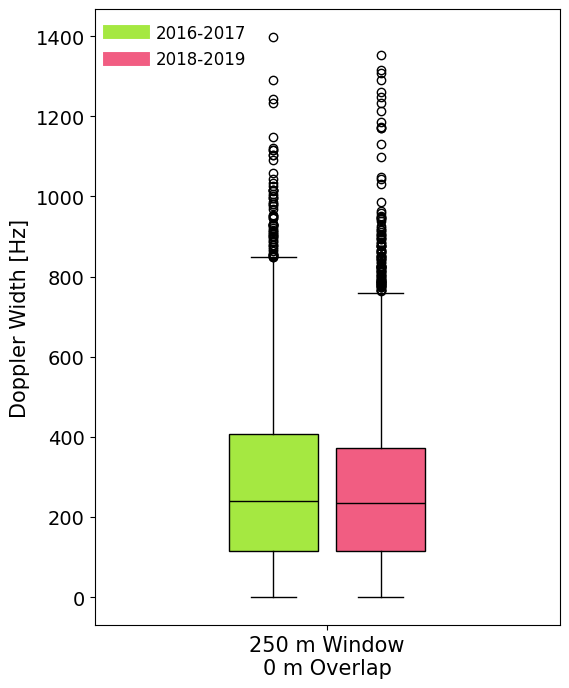
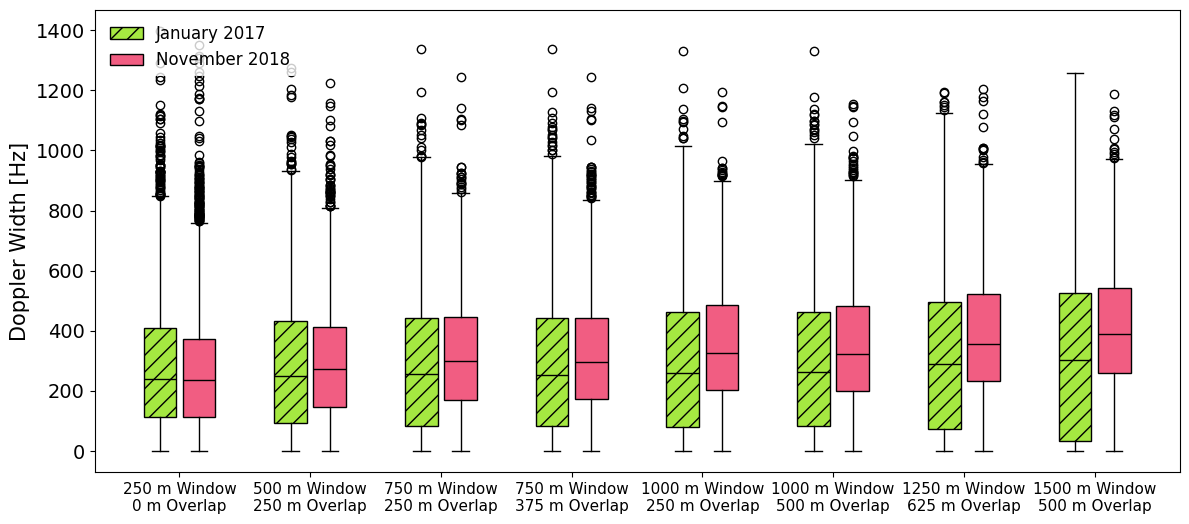
The change to this notebook cell's code, shown as a diff; its figure went from the first image to the second:
--- before
+++ after
@@ -1,5 +1,5 @@
 # Make Boxplot
 
-fig, ax = plt.subplots(figsize=(6, 8))
+fig, ax = plt.subplots(figsize=(14, 6))
 
 _1617color = "#a5e841"
@@ -16,6 +16,8 @@
     widths=0.25,
     patch_artist=True,
-    boxprops=dict(facecolor=_1617color, color='black'),
-    medianprops=dict(color='black')
+    boxprops=dict(facecolor=_1617color, color='black',hatch='//'),
+    medianprops=dict(color='black'),
+    # Hatch
+
 )
 
@@ -31,6 +33,16 @@
 # legend
 legend_elements = [
-    Line2D([0], [0], color=_1617color, lw=10, label='2016-2017'),
-    Line2D([0], [0], color=_1819color, lw=10, label='2018-2019'),
+       mpl.patches.Patch(
+        facecolor=_1617color,
+        edgecolor='black',
+        hatch='//',
+        label='January 2017'
+    ),
+    mpl.patches.Patch(
+        facecolor=_1819color,
+        edgecolor='black',
+        label='November 2018'
+    ),
+    
 ]
 ax.legend(handles=legend_elements, loc='upper left', fontsize=12)
@@ -40,5 +52,5 @@
 # X axis labels as window and overlap
 ax.set_xticks(np.arange(1, len(width_arrs_1819) + 1))
-ax.set_xticklabels([f'{win} m Window\n{overlap} m Overlap' for win, overlap in zip(win_ms[:n], overlap_ms[:n])], fontsize=15)
+ax.set_xticklabels([f'{win} m Window\n{overlap} m Overlap' for win, overlap in zip(win_ms[:n], overlap_ms[:n])], fontsize=11)
 ax.set_ylabel('Doppler Width [Hz]', fontsize=15)
 ax.tick_params(axis='y', labelsize=14)

Commit: feat: Tests of varying window and overlap